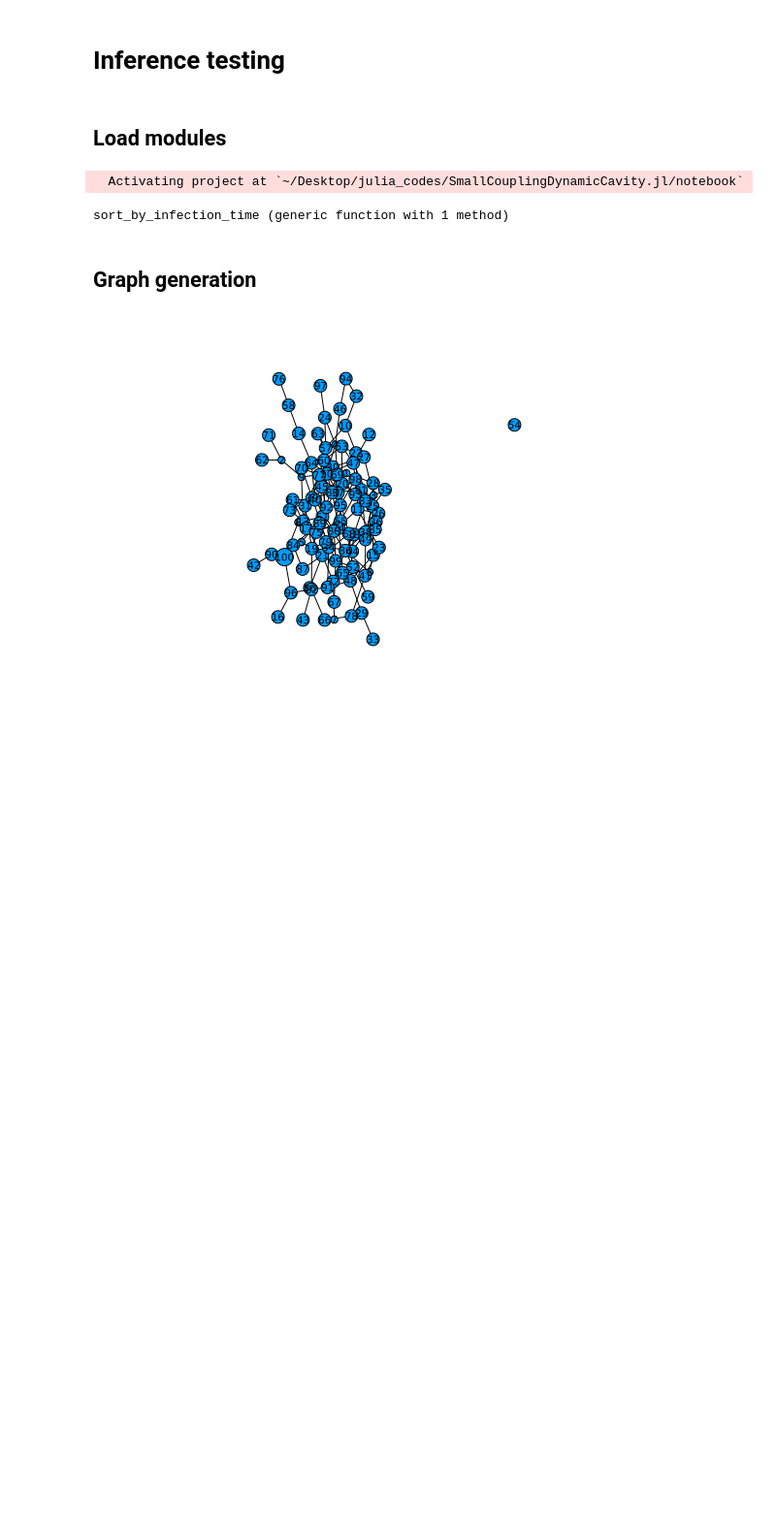
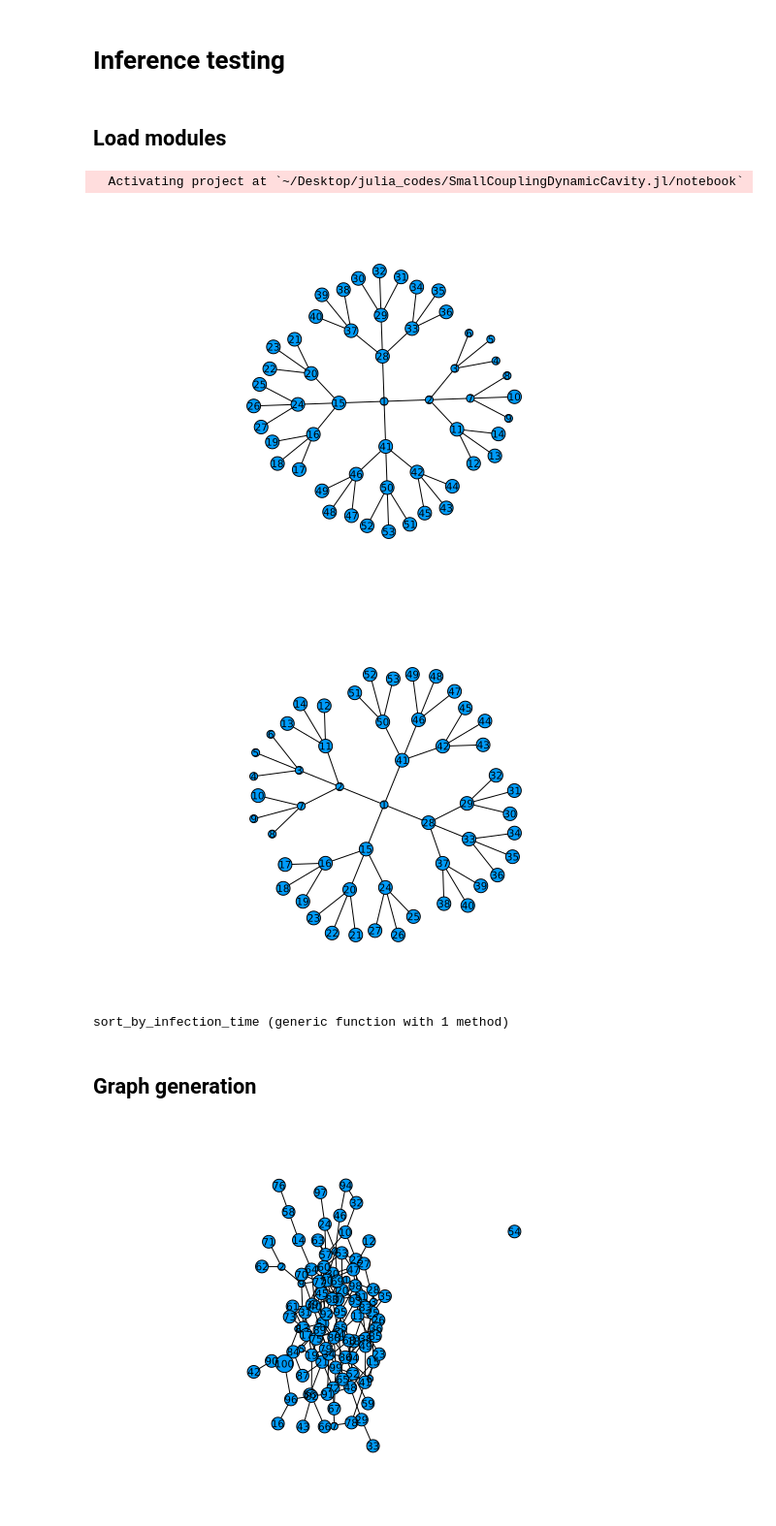
Before and after one commit to Mattiatarabolo/SmallCouplingDynamicCavity.jl, a Jupyter notebook: notebook/Test.ipynb, the cells around one changed output. Shown at 97% size. Cells and saved outputs as stored; diff of their text form; code cells hidden in the pictures; blank space fills up the shorter version.

```diff
--- a/notebook/Test.ipynb
+++ b/notebook/Test.ipynb
@@ -13,6 +13,59 @@ using SmallCouplingDynamicCavity
 using Plots, LaTeXStrings
 using Graphs, GraphRecipes
 using Distributions, Random
+# %%
+V, E = bethe_lattice(4, 3, root1=true)
+
+V, E = generate_bethe_lattice(4, 3)
+G = SimpleGraph(length(V), 0)
+for e in E
+    add_edge!(G, e[1], e[2])
+end
+display(graphplot(G, names=vertices(G), edgecolor=:black,curves=false, nodeshape=:circle, markersize =.15))
+
+
+function generate_bethe_lattice(z::Int, tmax::Int)
+    @assert z > 1 "Degree z must be greater than 1."
+    @assert tmax >= 1 "Maximum depth tmax must be at least 1."
+
+    # Initialize vertex and edge lists
+    V = [1]  # Start with root node as vertex 1
+    E = Vector{Vector{Int}}()
+
+    # Helper function to recursively add vertices and edges
+    function add_children(node, depth, next_vertex)
+        if depth > tmax
+            return next_vertex  # Stop if max depth is reached
+        end
+        children_count = z - 1  # Number of children each node has, except root
+        if node == 1 children_count = z end  # Root has z children
+
+        for i in 1:children_count
+            next_vertex += 1  # Increment to get new vertex
+            push!(V, next_vertex)
+            push!(E, [node, next_vertex])
+            # Recurse to add children of this new node
+            next_vertex = add_children(next_vertex, depth + 1, next_vertex)
+        end
+        return next_vertex
+    end
+
+    # Start recursion from the root node at depth 1
+    add_children(1, 1, 1)
+
+    return V, E
+end
+
+
+V, E = generate_bethe_lattice(4, 3)
+G = SimpleGraph(length(V), 0)
+for e in E
+    add_edge!(G, e[1], e[2])
+end
+display(graphplot(G, names=vertices(G), edgecolor=:black,curves=false, nodeshape=:circle, markersize =.15))
+# %% [output]
+[figure, added]
+[figure, added]
 # %%
 function sort_by_infection_time(X, T, NV)
     inf_tuples = Dict()
```
Also changed, not shown: 2 other files.
